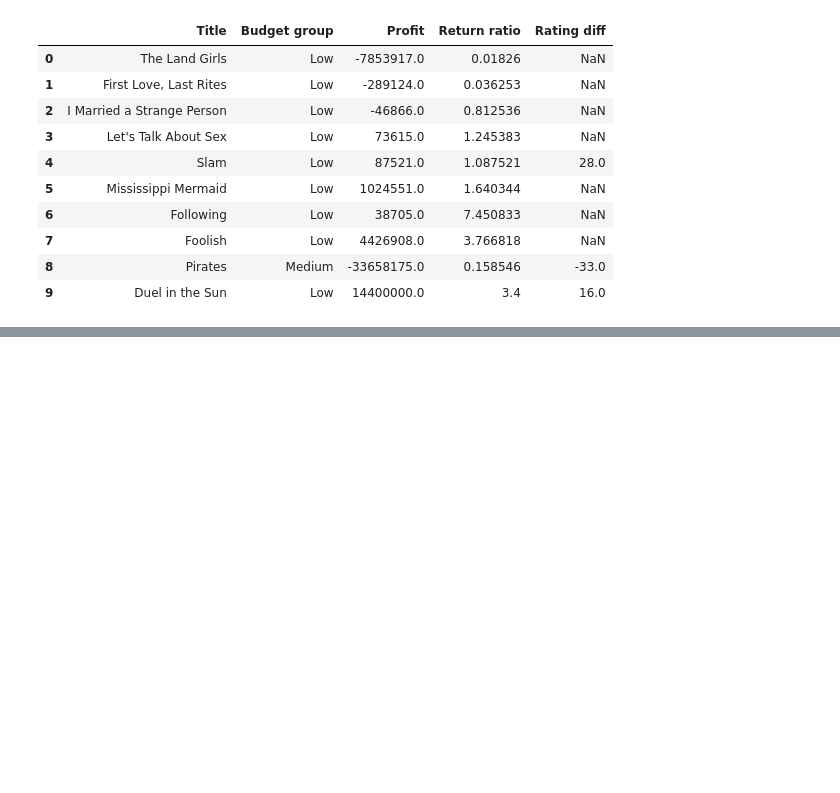
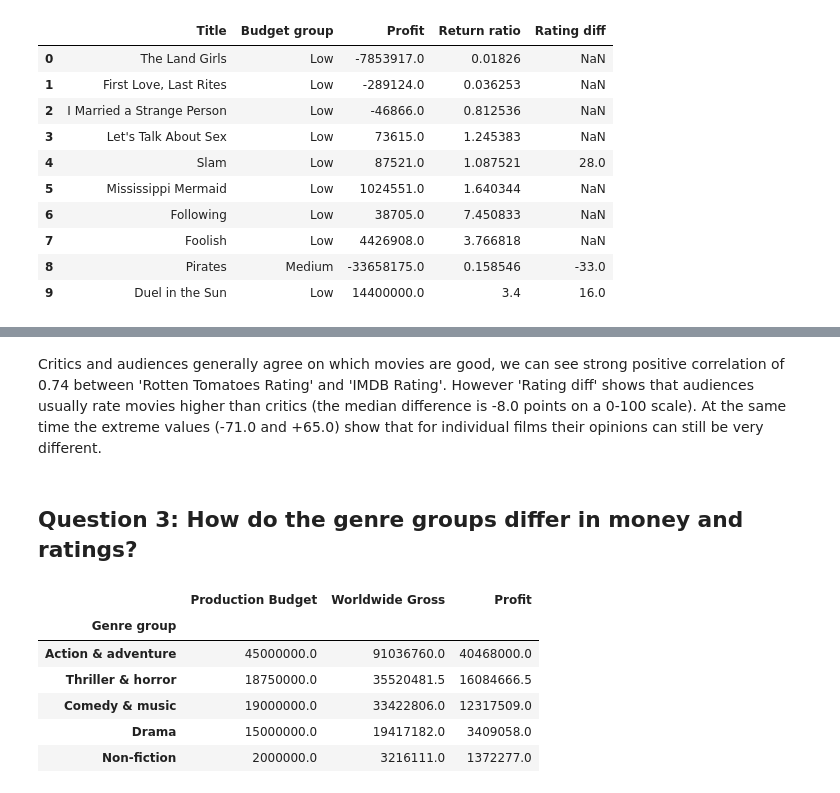
Before and after one commit to marynarymkevich/code-labs, a Jupyter notebook: DataAnalysis/Project/movies.ipynb, the cells around one changed output, grey strips where cells are left out. Drawn from its saved outputs; the diff is of its cells as text; code cells hidden in the pictures; blank space fills up the shorter version.

```diff
--- a/DataAnalysis/Project/movies.ipynb
+++ b/DataAnalysis/Project/movies.ipynb
@@ -304,0 +351,15 @@ movies[['Title', 'Budget group', 'Profit', 'Return ratio', 'Rating diff']].head(
+# %% [markdown]
+Critics and audiences generally agree on which movies are good, we can see strong positive correlation of 0.74 between 'Rotten Tomatoes Rating' and 'IMDB Rating'. However 'Rating diff' shows that audiences usually rate movies higher than critics (the median difference is -8.0 points on a 0-100 scale). At the same time the extreme values (-71.0 and +65.0) show that for individual films their opinions can still be very different.
+# %% [markdown]
+## Question 3: How do the genre groups differ in money and ratings?
+# %%
+money_cols = ['Production Budget', 'Worldwide Gross', 'Profit']
+movies.groupby('Genre group')[money_cols].median().sort_values('Worldwide Gross', ascending=False)
+# %% [output]
+|  | Production Budget | Worldwide Gross | Profit |
+| Genre group |  |  |  |
+| Action & adventure | 45000000.0 | 91036760.0 | 40468000.0 |
+| Thriller & horror | 18750000.0 | 35520481.5 | 16084666.5 |
+| Comedy & music | 19000000.0 | 33422806.0 | 12317509.0 |
+| Drama | 15000000.0 | 19417182.0 | 3409058.0 |
+| Non-fiction | 2000000.0 | 3216111.0 | 1372277.0 |
```
Also changed, not shown: parts of 9 cells of this notebook.
